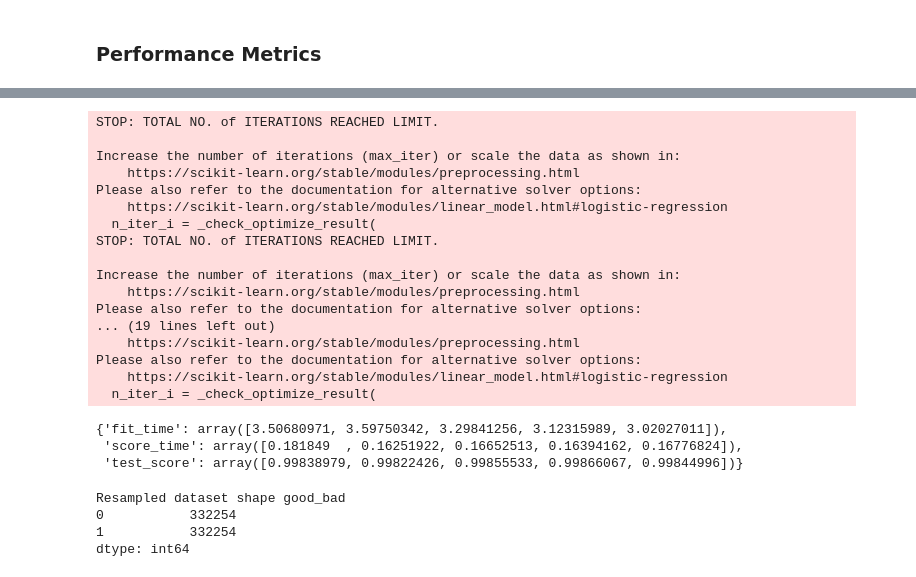
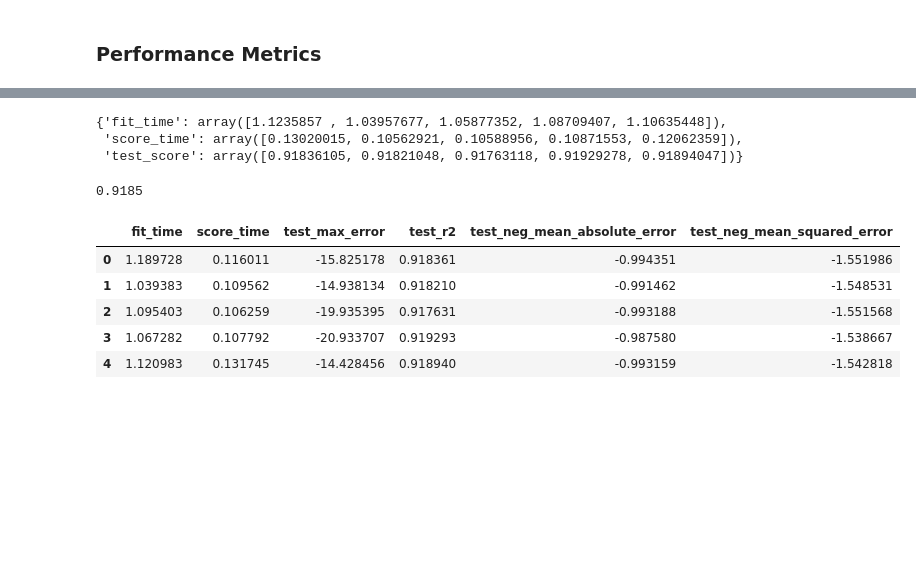
Before and after one commit to joaoaugustofrei/project_credit_analysis, a Jupyter notebook: loan_project/pipeline_model_linear.ipynb, the cells around one changed output, grey strips where cells are left out. Saved outputs shown, nothing was run; the diff lists cells and outputs as text; code cells hidden in the pictures; blank space fills up the shorter version.

```diff
--- a/loan_project/pipeline_model_linear.ipynb
+++ b/loan_project/pipeline_model_linear.ipynb
@@ -199,26 +121,9 @@ F1 score = 0.9738
 from sklearn.model_selection import cross_validate
 
 # Cross-validate Pipeline
-cv_scores = cross_validate(pipeline, X_train, y_train, cv=5, scoring = 'recall')
+cv_scores = cross_validate(model, X_train, y_train, cv=5)
 cv_scores
 # %% [output]
-STOP: TOTAL NO. of ITERATIONS REACHED LIMIT.
-
-Increase the number of iterations (max_iter) or scale the data as shown in:
-    https://scikit-learn.org/stable/modules/preprocessing.html
-Please also refer to the documentation for alternative solver options:
-    https://scikit-learn.org/stable/modules/linear_model.html#logistic-regression
-  n_iter_i = _check_optimize_result(
-STOP: TOTAL NO. of ITERATIONS REACHED LIMIT.
-
-Increase the number of iterations (max_iter) or scale the data as shown in:
-    https://scikit-learn.org/stable/modules/preprocessing.html
-Please also refer to the documentation for alternative solver options:
-... (19 lines left out)
-    https://scikit-learn.org/stable/modules/preprocessing.html
-Please also refer to the documentation for alternative solver options:
-    https://scikit-learn.org/stable/modules/linear_model.html#logistic-regression
-  n_iter_i = _check_optimize_result(
+{'fit_time': array([1.1235857 , 1.03957677, 1.05877352, 1.08709407, 1.10635448]),
+ 'score_time': array([0.13020015, 0.10562921, 0.10588956, 0.10871553, 0.12062359]),
+ 'test_score': array([0.91836105, 0.91821048, 0.91763118, 0.91929278, 0.91894047])}
-{'fit_time': array([3.50680971, 3.59750342, 3.29841256, 3.12315989, 3.02027011]),
- 'score_time': array([0.181849  , 0.16251922, 0.16652513, 0.16394162, 0.16776824]),
- 'test_score': array([0.99838979, 0.99822426, 0.99855533, 0.99866067, 0.99844996])}
@@ -227,17 +130,22 @@ Please also refer to the documentation for alternative solver options:
-# %%
-#### REVISAR SE ISSO VEM AQUI MESMO ###### #### REVISAR SE ISSO VEM AQUI MESMO ######
-#### REVISAR SE ISSO VEM AQUI MESMO ###### #### REVISAR SE ISSO VEM AQUI MESMO ######
-# BALANCING THE TRAINING SET
-
-
-# SMOTE só pode ser usado com variáveis numéricas.Por isso fazemos depois do encoding.
-
-
-sm = SMOTE(random_state=42)
-X_res, y_res = sm.fit_resample(X_train_transformed, y_train)
-print('Resampled dataset shape %s' % y_res.value_counts())
-# %% [output]
-Resampled dataset shape good_bad
-0           332254
-1           332254
-dtype: int64
+# %%
+round(cv_scores['test_score'].mean(), 4)
+# %% [output]
+0.9185
+# %%
+from sklearn.model_selection import cross_validate
+# 5-Fold Cross validate model
+
+cv_results = cross_validate(model, X_train, y_train, cv=5,
+                            scoring=['max_error',
+                                     'r2',
+                                     'neg_mean_absolute_error',
+                                     'neg_mean_squared_error']
+                           )
+pd.DataFrame(cv_results) # Cross validation output
+# %% [output]
+|  | fit_time | score_time | test_max_error | test_r2 | test_neg_mean_absolute_error | test_neg_mean_squared_error |
+| 0 | 1.189728 | 0.116011 | -15.825178 | 0.918361 | -0.994351 | -1.551986 |
+| 1 | 1.039383 | 0.109562 | -14.938134 | 0.918210 | -0.991462 | -1.548531 |
+| 2 | 1.095403 | 0.106259 | -19.935395 | 0.917631 | -0.993188 | -1.551568 |
+| 3 | 1.067282 | 0.107792 | -20.933707 | 0.919293 | -0.987580 | -1.538667 |
+| 4 | 1.120983 | 0.131745 | -14.428456 | 0.918940 | -0.993159 | -1.542818 |
```
Also changed, not shown: parts of 16 cells of this notebook.
